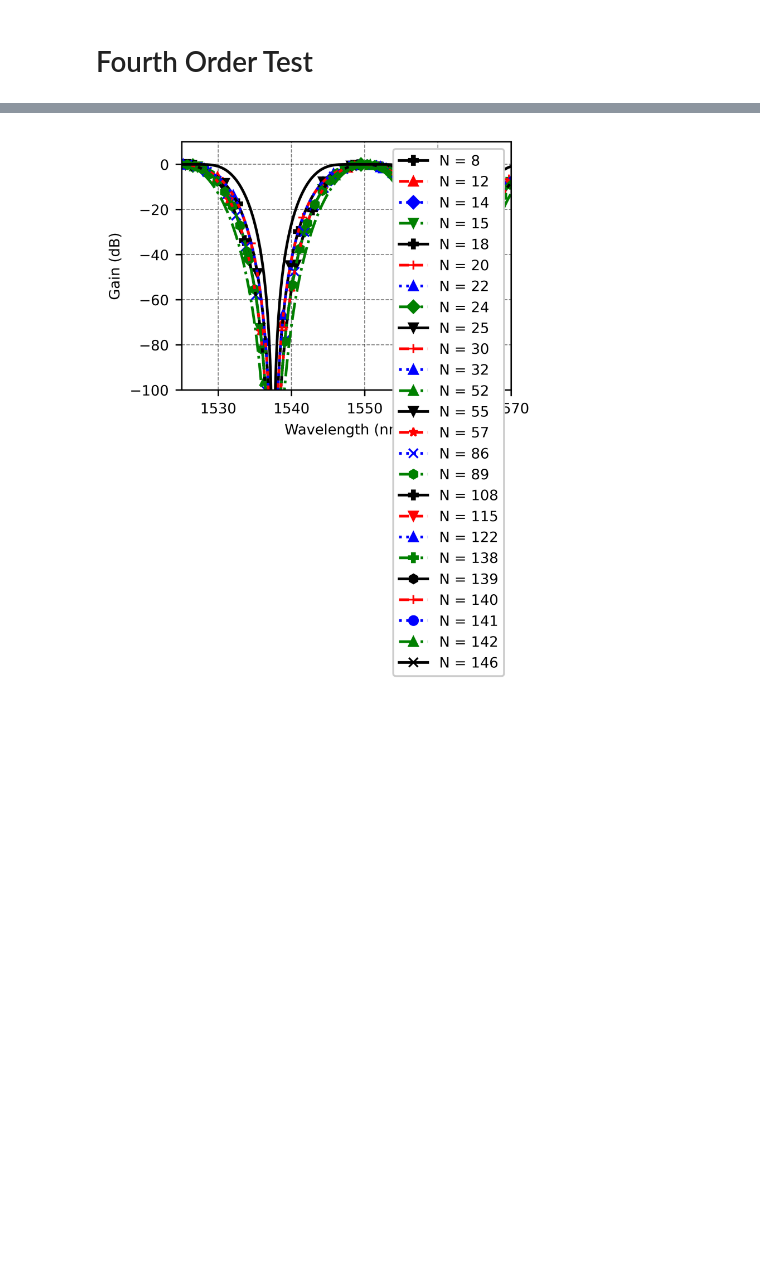
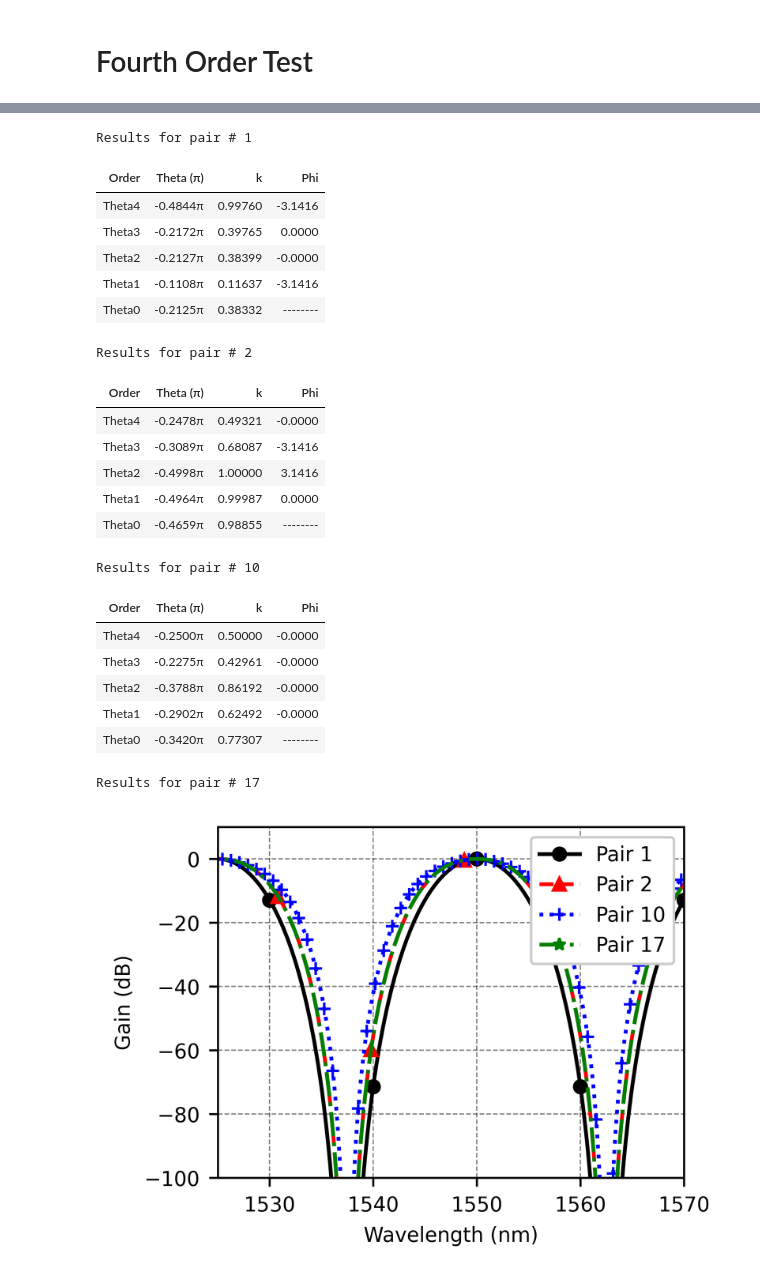
Before and after one commit to Leoopessoa/Lattice-Filter-Synthesis-Tool, a Jupyter notebook: Lattice.ipynb, the cells around one changed output, grey strips where cells are left out. Cells and saved outputs as stored; diff of their text form; code cells hidden in the pictures; blank space fills up the shorter version.

```diff
--- a/Lattice.ipynb
+++ b/Lattice.ipynb
@@ -954,10 +147,12 @@ if 'inter' not in locals():
     lumapi = lumapi()
     inter = lumapi.INTERCONNECT()
 # %%
-N_input = 3
+N = 3
 
-#Call the main function to get the paired coefficients
-paired_filters = find_filter_pairs(N=N_input, verbose=True, imag_threshold=1e-3, a0_precision=5)
+# Call the main function to get the paired coefficients
+# Note: find_filter_pairs returns a single list of matched pairs.
+paired_filters = find_filter_pairs(N=N, verbose=True, imag_threshold=1e-3, a0_precision=5)
+
 print("\n--- Output Vector of Matched Coefficient Pairs ---")
 if not paired_filters:
     print("No matched pairs were found.")
@@ -993,6 +188,8 @@ fig = plt.plot()
 deltaL = calculate_delta_L(ng=ng, fsr=25e-9, lambda_0=lambda_0)
 # Plotting the results
 λ = np.linspace(simulationband[0]*1e9, simulationband[-1]*1e9, points)
+
+A_base,B_base, = lambidify_filter(N=N, verbose=False, points=points)
 
 for i in range(len(paired_filters)):
 
@@ -1020,12 +217,14 @@ for i in range(len(paired_filters)):
     omega_vals = np.linspace(-pi_limits+phase, pi_limits+phase, points) # Setting the omega values for the FSR calculation and optimization
     #print(-pi_limits)
     A_vals = np.abs(A_freq_func(omega_vals))
-    # Escolha diferentes marcadores para cada iteração
+    # Use markers
     markers = ['o', '^', 's', 'D', 'v', 'x', '*', 'P', 'h', '+']
     marker = markers[i % len(markers)]
-    # Espaçamento dos marcadores (exemplo: a cada 5000 pontos)
+    threshold=0.2
+    val, condition_up = curve_correlation(A_vals,A_base, threshold)
+
     markevery = max(1, len(λ)//20)-i
-    if 20*np.log10(A_vals).max() > 0:
+    if 20*np.log10(A_vals).max() > 0 or val<threshold:
         inapropriate_pairs.append(i)
         continue
     else:
@@ -1373,7 +495,7 @@ import not found
 N = 4
 
 #Call the main function to get the paired coefficients
-paired_filters = find_filter_pairs(N=N, verbose=True, imag_threshold=1e-3, a0_precision=5)
+paired_filters = find_filter_pairs(N=N, verbose=True, imag_threshold=1e-3, a0_precision=3)
 print("\n--- Output Vector of Matched Coefficient Pairs ---")
 if not paired_filters:
     print("No matched pairs were found.")
@@ -1410,12 +532,14 @@ deltaL = calculate_delta_L(ng=ng, fsr=25e-9, lambda_0=lambda_0)
 # Plotting the results
 λ = np.linspace(simulationband[0]*1e9, simulationband[-1]*1e9, points)
 
+A_base,B_base, = lambidify_filter(N=N, verbose=False, points=points)
+
 for i in range(len(paired_filters)):
 
     pair = [paired_filters[i]]
 
     try:
-        regression_results = regression_for_filter_pairs(N, pair)  # 3rd order, so N=3
+        regression_results = regression_for_filter_pairs(N, pair)  # 4rd order
     except:
         continue
     theta = regression_results[0][0]  # Get the first pair's theta
@@ -1436,21 +560,25 @@ for i in range(len(paired_filters)):
     omega_vals = np.linspace(-pi_limits+phase, pi_limits+phase, points) # Setting the omega values for the FSR calculation and optimization
     #print(-pi_limits)
     A_vals = np.abs(A_freq_func(omega_vals))
-    # Escolha diferentes marcadores para cada iteração
+    # Use markers
     markers = ['o', '^', 's', 'D', 'v', 'x', '*', 'P', 'h', '+']
     marker = markers[i % len(markers)]
-    # Espaçamento dos marcadores (exemplo: a cada 5000 pontos)
+    threshold=0.5
+    val, condition_up = curve_correlation(A_vals,A_base, threshold)
+
     markevery = max(1, len(λ)//20)-i
-    logging.getLogger('matplotlib.font_manager').setLevel(logging.ERROR)
-    if 20*np.log10(A_vals).max() > 0:
+    if 20*np.log10(A_vals).max() > 0 or val<threshold:
         inapropriate_pairs.append(i)
         continue
     else:
-        plt.plot(λ, 20*np.log10(A_vals), label='N = '+str(i+1), marker=marker, markevery=markevery-i*50, ms=5)
-        plt.legend(loc='upper right')
-        plt.ylabel('Gain (dB)')
-        plt.xlabel('Wavelength (nm)')
-        plt.xlim(cband[0]*1e9, cband[-1]*1e9)
-        plt.ylim(-100, 10)
+        thetas_phis_df(theta, phi, True)
+        print('Results for pair #',i+1 )
+        plt.plot(λ, 20*np.log10(A_vals), label='Pair '+str(i+1), marker=marker, markevery=markevery-i*50, ms=5)
+    plt.legend(loc='upper right')
+    plt.ylabel('Gain (dB)')
+    plt.xlabel('Wavelength (nm)')
+    plt.xlim(cband[0]*1e9, cband[-1]*1e9)
+    plt.ylim(-100, 10)
+    logging.getLogger('matplotlib.font_manager').setLevel(logging.ERROR)
 plt.show()
 # %% [output]
@@ -1457,4 +591,26 @@ plt.show()
+Results for pair # 1
+| Order | Theta (π) | k | Phi |
+| Theta4 | -0.4844π | 0.99760 | -3.1416 |
+| Theta3 | -0.2172π | 0.39765 | 0.0000 |
+| Theta2 | -0.2127π | 0.38399 | -0.0000 |
+| Theta1 | -0.1108π | 0.11637 | -3.1416 |
+| Theta0 | -0.2125π | 0.38332 | -------- |
+Results for pair # 2
+| Order | Theta (π) | k | Phi |
+| Theta4 | -0.2478π | 0.49321 | -0.0000 |
+| Theta3 | -0.3089π | 0.68087 | -3.1416 |
+| Theta2 | -0.4998π | 1.00000 | 3.1416 |
+| Theta1 | -0.4964π | 0.99987 | 0.0000 |
+| Theta0 | -0.4659π | 0.98855 | -------- |
+Results for pair # 10
+| Order | Theta (π) | k | Phi |
+| Theta4 | -0.2500π | 0.50000 | -0.0000 |
+| Theta3 | -0.2275π | 0.42961 | -0.0000 |
+| Theta2 | -0.3788π | 0.86192 | -0.0000 |
+| Theta1 | -0.2902π | 0.62492 | -0.0000 |
+| Theta0 | -0.3420π | 0.77307 | -------- |
+Results for pair # 17
-[figure, old version]
+[figure, new version]
 # %%
 print("Inapropriate pairs (G(z) with gain > 0 dB):", len(inapropriate_pairs), "->", inapropriate_pairs)
 # %% [output]
```
Also changed, not shown: parts of 30 cells of this notebook, 7 other files.
